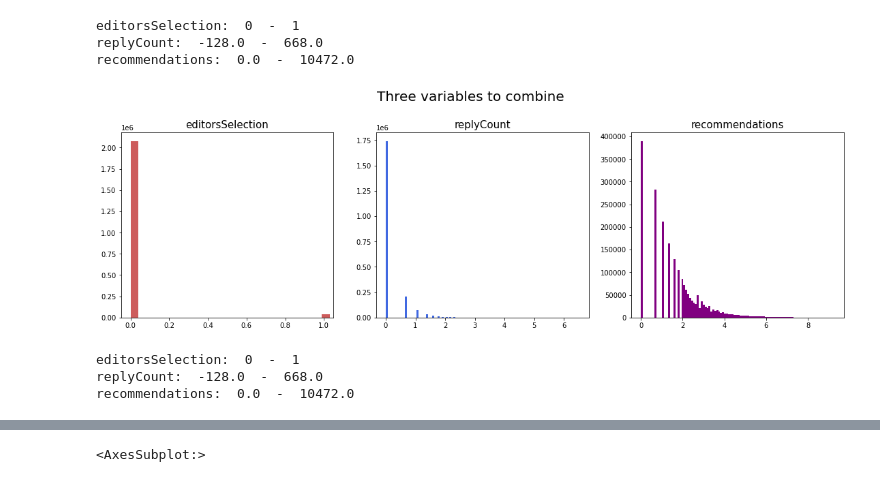
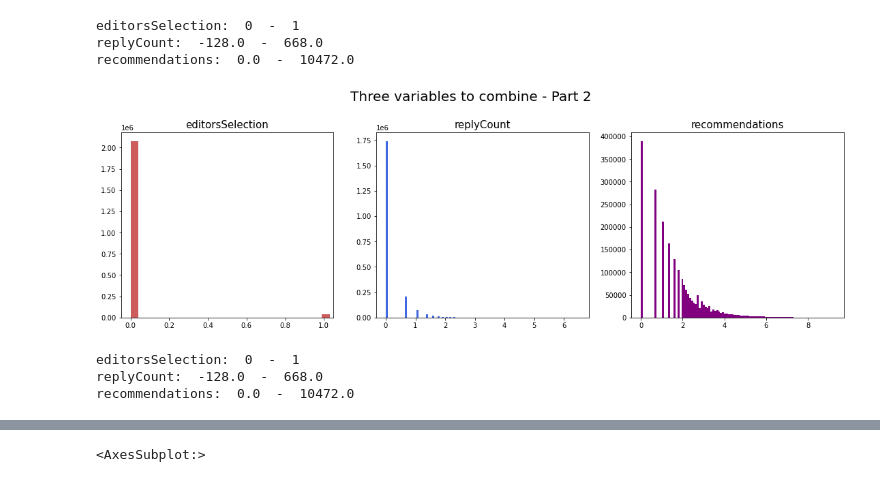
Before and after one commit to andreasala98/NYMines, a Jupyter notebook: NY_Mines.ipynb, the cells around one changed output, grey strips where cells are left out. Drawn from its saved outputs; the diff is of its cells as text; code cells hidden in the pictures.

```diff
--- a/NY_Mines.ipynb
+++ b/NY_Mines.ipynb
@@ -118,6 +118,7 @@ def comment_score (comment):
 # %%
 #this takes some time (~1 min)
 comms['commentScore'] = comms['commentBody'].apply(comment_score)
+comms['commentScore'] = comms['commentScore'] + comms['recommendations'] / comms['recommendations'].max()
 # %%
 comms['commentScore'].hist(bins=50)
 # %% [output]
@@ -149,25 +150,25 @@ replyCount:  -128.0  -  668.0
 recommendations:  0.0  -  10472.0
 # %%
 fig, axs = plt.subplots(1, 3, figsize=(19, 5))
-fig.suptitle('Three variables to combine', fontsize=20, y=1.05)
+fig.suptitle('Three variables to combine - Part 2', fontsize=20, y=1.05)
 
 axs[0].hist(comms['editorsSelection'],bins=100, color='indianred', width=0.04)
 axs[0].set_title('editorsSelection', fontsize=15)
 axs[1].hist(np.log(1 +comms['replyCount']),bins=100, color='royalblue')
 axs[1].set_title('replyCount', fontsize=15)
 #axs[1].set_xlim(0,670)
 axs[2].hist(np.log(1 +comms['recommendations']),bins=100, color='purple')
 axs[2].set_title('recommendations', fontsize=15)
 #axs[2].set_xlim(0,10000)
 
 plt.show()
 
 
 print("editorsSelection: ", comms['editorsSelection'].min(), " - ", comms['editorsSelection'].max())
 print("replyCount: ", comms['replyCount'].min(),  " - ", comms['replyCount'].max())
 print("recommendations: ", comms['recommendations'].min(), " - ", comms['recommendations'].max())
 # %% [output]
-[figure, old version]
+[figure, new version]
 editorsSelection:  0  -  1
 replyCount:  -128.0  -  668.0
 recommendations:  0.0  -  10472.0
```
Also changed, not shown: parts of 24 cells of this notebook, 1 other file.
